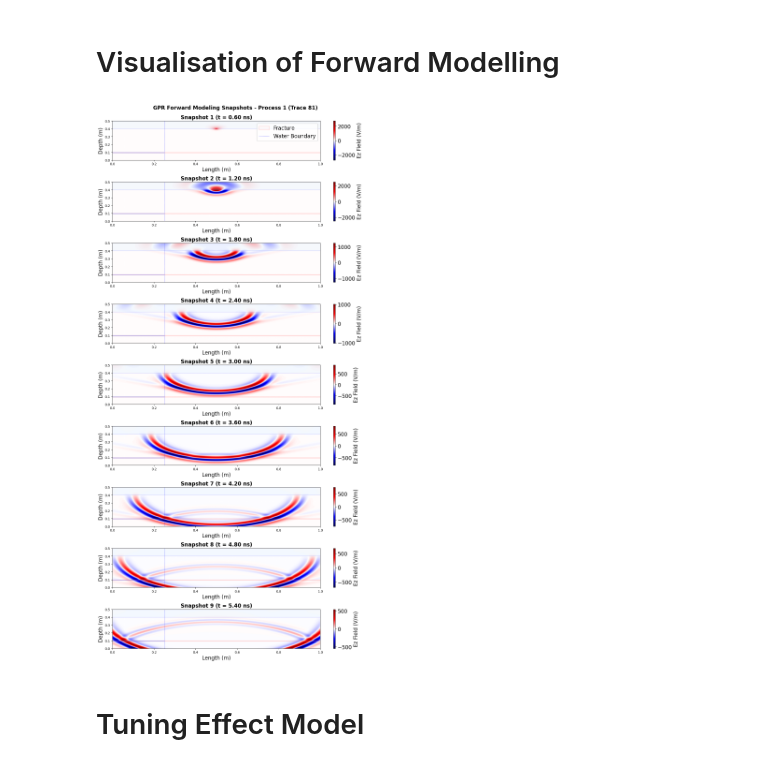
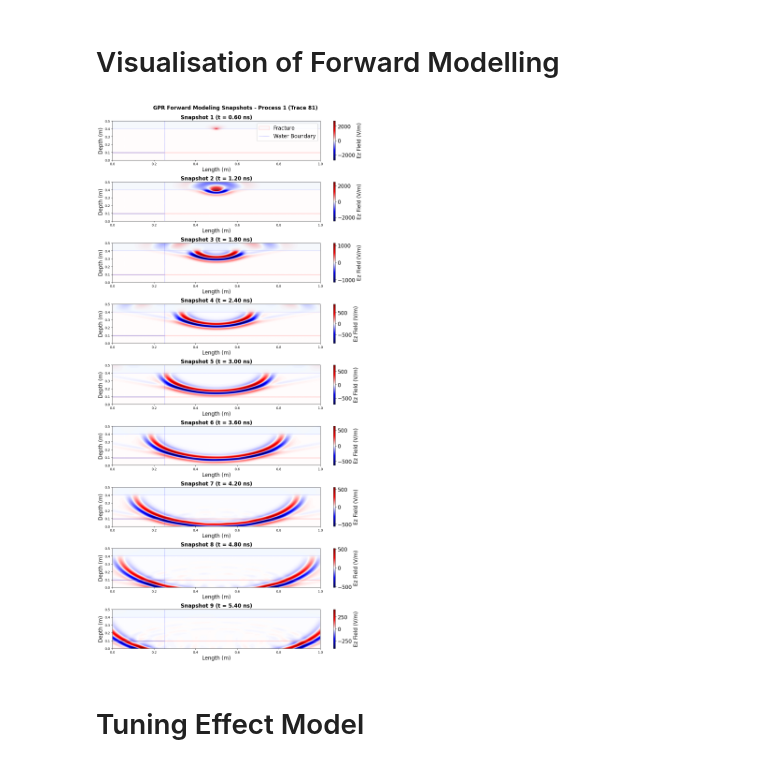
Before and after one commit to ConnervanK/Thesiss, a Jupyter notebook: True_and_Baseline_Models/Model_geometry.ipynb, the cells around one changed output. Cells and saved outputs as stored; diff of their text form; code cells hidden in the pictures.

```diff
--- a/True_and_Baseline_Models/Model_geometry.ipynb
+++ b/True_and_Baseline_Models/Model_geometry.ipynb
@@ -362,7 +320,8 @@ fracture_y1 = 0.1
 water_boundary_x = 0.250  # m
 
 # Path to snapshot folder
-snapshot_folder = r'C:\Users\Administrator\Thesis\True_and_Baseline_Models\aperture_sweep_in_files\baseline_aperture_32of32_lambda_snaps'
+# snapshot_folder = r'C:\Users\Administrator\Thesis\True_and_Baseline_Models\aperture_sweep_in_files\baseline_aperture_32of32_lambda_snaps'
+snapshot_folder = r'C:\Users\Administrator\Thesis\True_and_Baseline_Models\alternating_permittivity_model_1_snaps'
 
 # Select 8 evenly spaced snapshots from the 100 available
 snapshot_indices = [1, 2, 3, 4, 5, 6, 7, 8, 9]
@@ -422,34 +381,34 @@ for i, (ax, snap_num) in enumerate(zip(axes, snapshot_indices)):
         ax.axvline(x=water_boundary_x, color='blue', linestyle='--', linewidth=0.5,
                   label='Water Boundary' if i == 0 else '')
 
         # Water front (filled portion)
         if water_boundary_x > 0:
             ax.add_patch(Rectangle((0, fracture_y0), water_boundary_x, fracture_y1 - fracture_y0,
                                 facecolor='#4da3ff', edgecolor='blue', alpha=0.2))
 
         # Add legend to first subplot only
         if i == 0:
             ax.legend(loc='upper right', fontsize=16)
 
         # Add colorbar
         cbar = plt.colorbar(im, ax=ax, label='Ez Field (V/m)')
         cbar.ax.tick_params(labelsize=16)
         cbar.set_label('Ez Field (V/m)', fontsize=16)
 
     else:
         ax.text(0.5, 0.5, f'Field {field_name} not found\nAvailable: {mesh.array_names}',
                ha='center', va='center', transform=ax.transAxes)
 
 plt.suptitle('GPR Forward Modeling Snapshots - Process 1 (Trace 81)', fontsize=16, weight='bold', y=0.995)
 plt.tight_layout()
 
 # # save image
 # path = 'Images_Experiment_9\\Results\\Raw\\Snapshots_Process_1.png'
 # plt.savefig(fname = path, bbox_inches='tight')
 
 plt.show()
 # %% [output]
-[figure, old version]
+[figure, new version]
 # %%
 rxnumber = 1
 rxcomponent = 'Ez'
```
Also changed, not shown: parts of 9 cells of this notebook, 2 other files.
